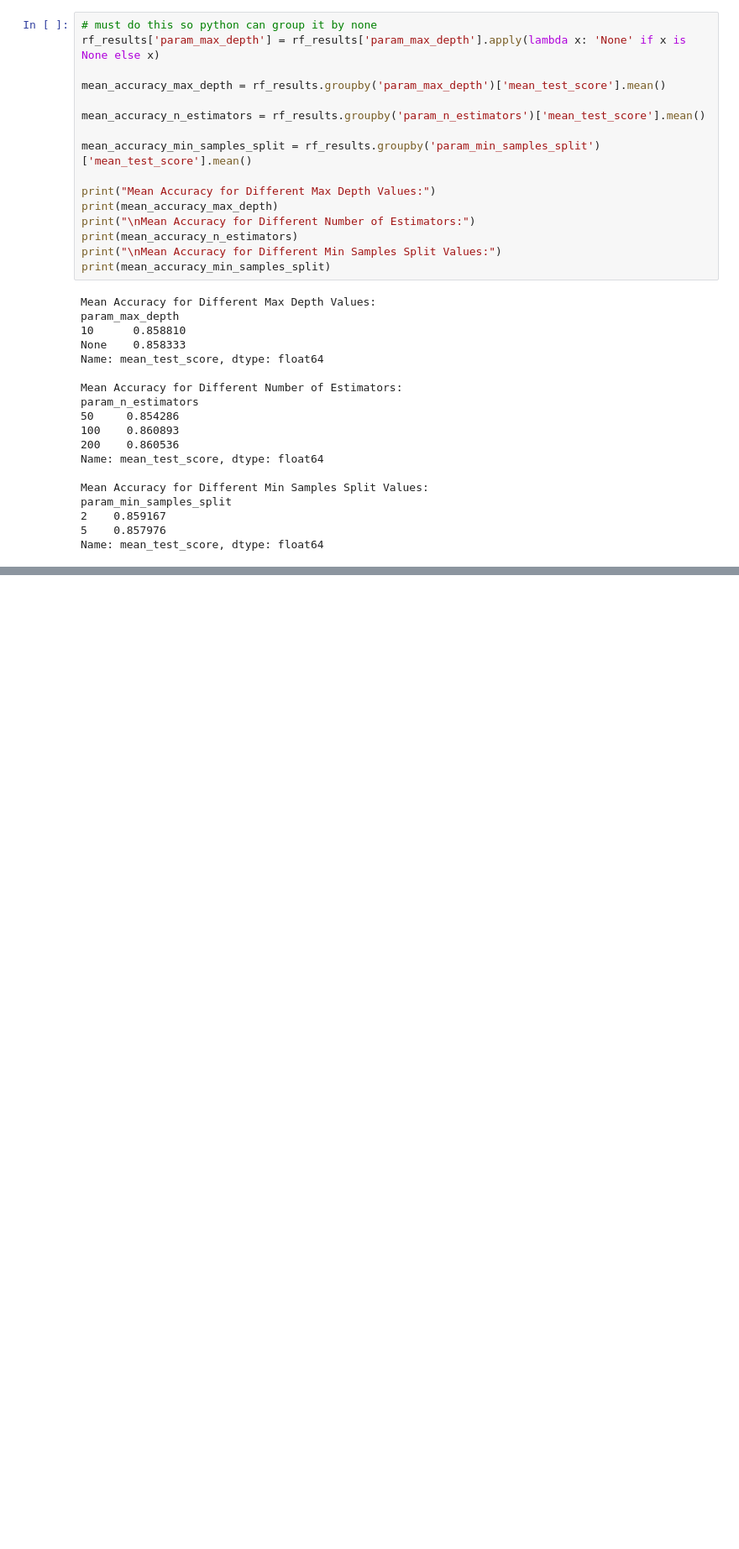
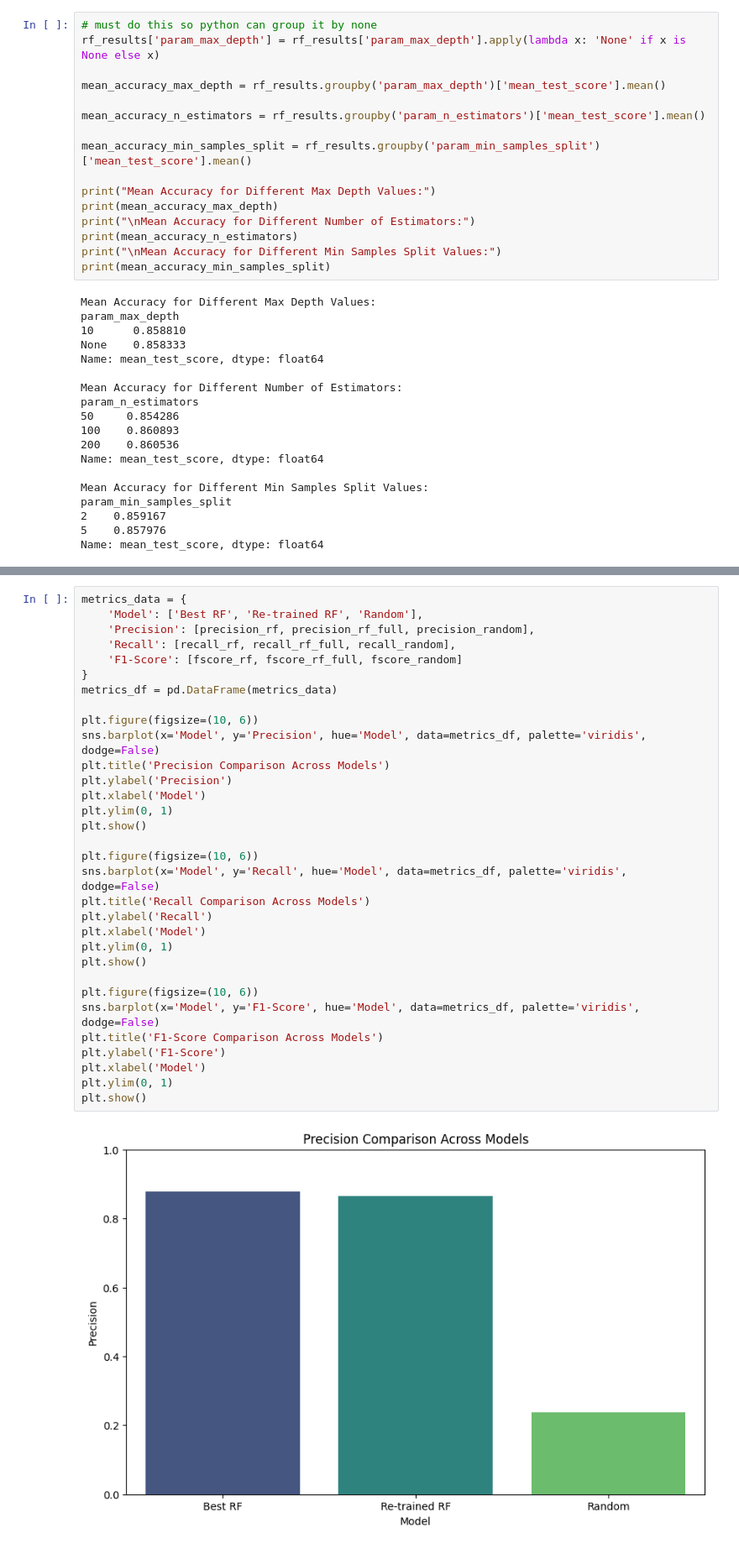
Before and after one commit to Emir515/Business-Intelligence-Assignment-2, a Jupyter notebook: BusinessIntelligence.ipynb, the cells around one changed output, grey strips where cells are left out. Shown at 84% size. Saved outputs shown, nothing was run; the diff lists cells and outputs as text; blank space fills up the shorter version.

```diff
--- a/BusinessIntelligence.ipynb
+++ b/BusinessIntelligence.ipynb
@@ -444,0 +587,34 @@ Name: mean_test_score, dtype: float64
+# %%
+metrics_data = {
+    'Model': ['Best RF', 'Re-trained RF', 'Random'],
+    'Precision': [precision_rf, precision_rf_full, precision_random],
+    'Recall': [recall_rf, recall_rf_full, recall_random],
+    'F1-Score': [fscore_rf, fscore_rf_full, fscore_random]
+}
+metrics_df = pd.DataFrame(metrics_data)
+
+plt.figure(figsize=(10, 6))
+sns.barplot(x='Model', y='Precision', hue='Model', data=metrics_df, palette='viridis', dodge=False)
+plt.title('Precision Comparison Across Models')
+plt.ylabel('Precision')
+plt.xlabel('Model')
+plt.ylim(0, 1)
+plt.show()
+
+plt.figure(figsize=(10, 6))
+sns.barplot(x='Model', y='Recall', hue='Model', data=metrics_df, palette='viridis', dodge=False)
+plt.title('Recall Comparison Across Models')
+plt.ylabel('Recall')
+plt.xlabel('Model')
+plt.ylim(0, 1)
+plt.show()
+
+plt.figure(figsize=(10, 6))
+sns.barplot(x='Model', y='F1-Score', hue='Model', data=metrics_df, palette='viridis', dodge=False)
+plt.title('F1-Score Comparison Across Models')
+plt.ylabel('F1-Score')
+plt.xlabel('Model')
+plt.ylim(0, 1)
+plt.show()
+# %% [output]
+[figure, added]
```
Also changed, not shown: parts of 33 cells of this notebook.
